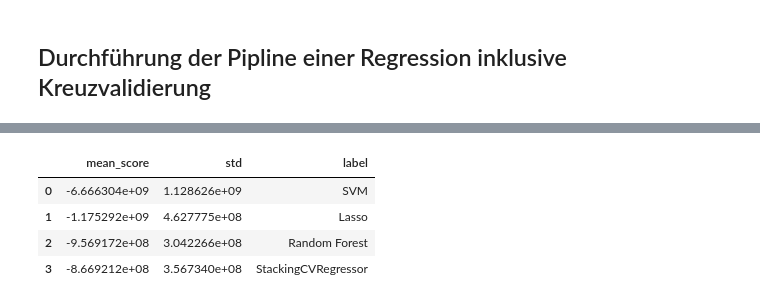
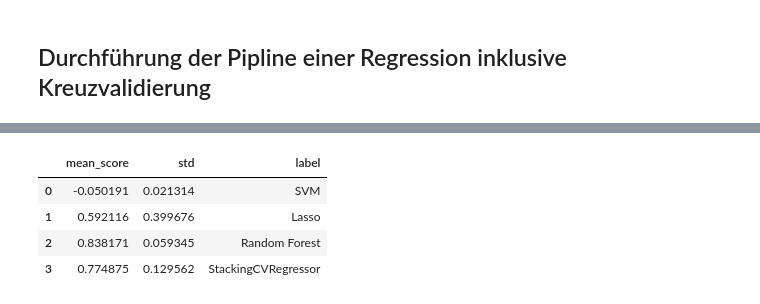
Before and after one commit to NICFRU/Advance-Machine-Learning, a Jupyter notebook: Bonus 1/Bonus1.ipynb, the cells around one changed output, grey strips where cells are left out. Saved outputs shown, nothing was run; the diff lists cells and outputs as text; code cells hidden in the pictures.

```diff
--- a/Bonus 1/Bonus1.ipynb
+++ b/Bonus 1/Bonus1.ipynb
@@ -213,2 +194,0 @@ df.head(10)
-# %%
-X = df3
@@ -232,9 +195,27 @@ X_train, X_test, y_train, y_test = train_test_split(X, y, random_state = random_
+# %%
+random_seed=12
+test_size=0.3
+
+X_train_all, X_test_all, y_train_all, y_test_all = train_test_split(df_all[:2001], y_all[:2001], random_state=42, test_size=0.3)
+X_train_top, X_test_top, y_train_top, y_test_top = train_test_split(df_top[:2001], y_top[:2001], random_state=42, test_size=0.3)
+# %%
+def validation(models, labels, X, y, cv=5):
+    print('5-fold cross validation scores:\n')
+    data=[]
+    for clf, label in zip(models, labels):
+        scores = cross_val_score(clf, X, y, cv=cv)
+        data.append([scores.mean(),scores.std(),label])
+    return pd.DataFrame(data,columns=['mean_score','std','label'])
 # %%
+# Initialize Models
 svr = SVR(kernel='linear')
 lasso = Lasso()
-rf = RandomForestRegressor(n_estimators=5,
-                           random_state=random_seed)
+rf = RandomForestRegressor(n_estimators=5, random_state=random_seed)
+stack = StackingCVRegressor(regressors=(svr, lasso, rf), meta_regressor=lasso, random_state=random_seed)
 
-stack = StackingCVRegressor(regressors=(svr, lasso, rf),
-                            meta_regressor=lasso,
-                            random_state=random_seed)
+models = [svr, lasso, rf, stack]
+labels = ['SVM', 'Lasso', 'Random Forest', 'StackingCVRegressor']
+
+# Run cross-validation
+overview_all = validation(models, labels, X_train_all, y_train_all, cv=5)
+overview_top = validation(models, labels, X_train_top, y_train_top, cv=5)
@@ -275,8 +225,8 @@ overview
-# %%
-overview2
-# %% [output]
-|  | mean_score | std | label |
-| 0 | -6.666304e+09 | 1.128626e+09 | SVM |
-| 1 | -1.175292e+09 | 4.627775e+08 | Lasso |
-| 2 | -9.569172e+08 | 3.042266e+08 | Random Forest |
-| 3 | -8.669212e+08 | 3.567340e+08 | StackingCVRegressor |
+# %%
+overview_all
+# %% [output]
+|  | mean_score | std | label |
+| 0 | -0.050191 | 0.021314 | SVM |
+| 1 | 0.592116 | 0.399676 | Lasso |
+| 2 | 0.838171 | 0.059345 | Random Forest |
+| 3 | 0.774875 | 0.129562 | StackingCVRegressor |
```
Also changed, not shown: parts of 26 cells of this notebook.
